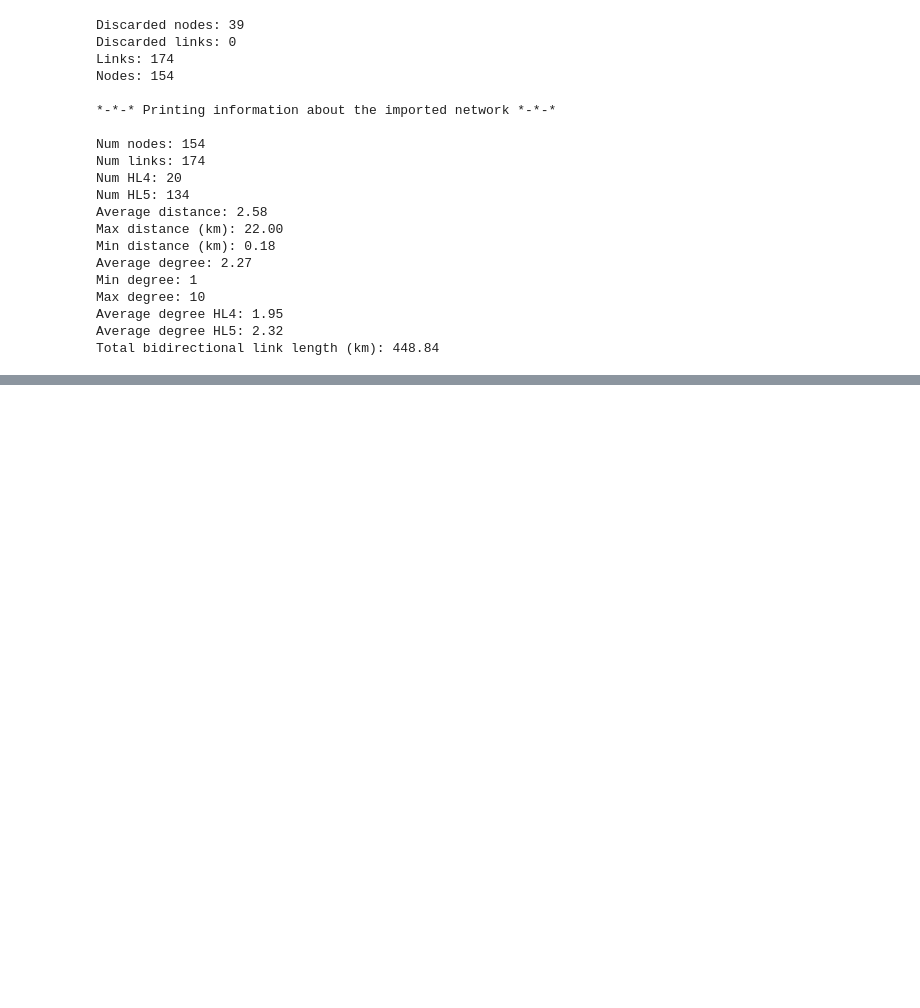
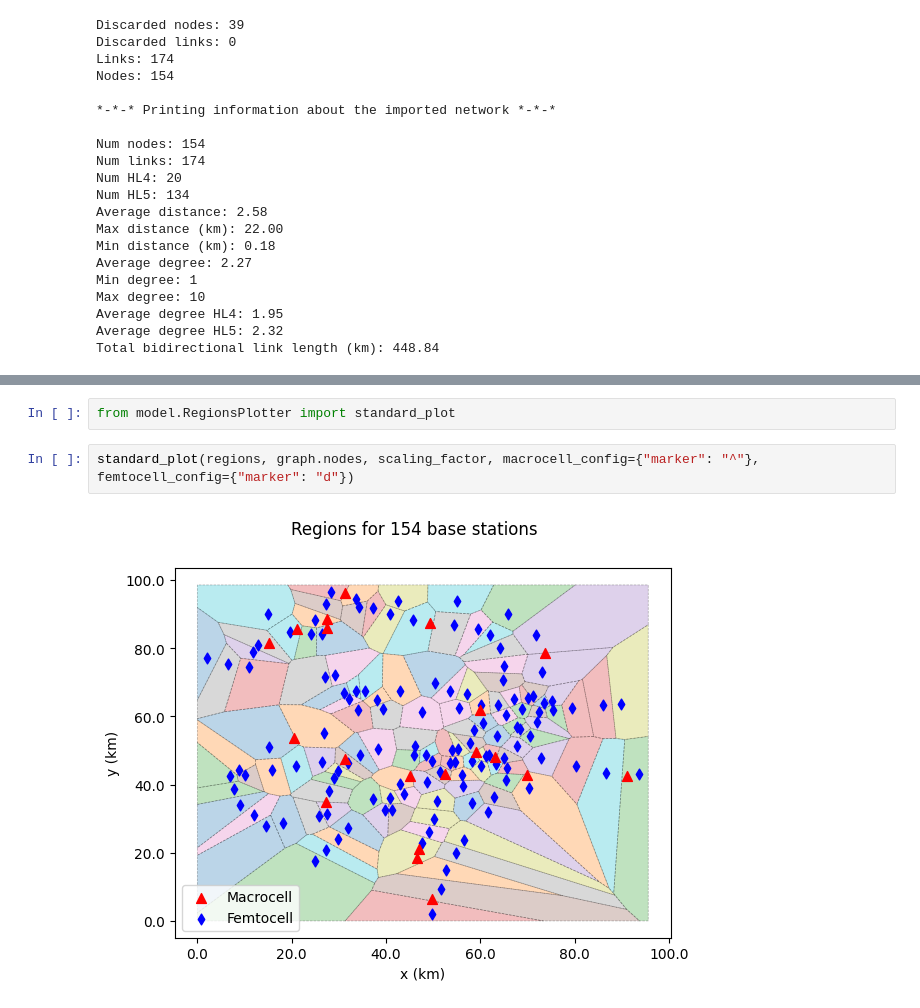
Before and after one commit to 6G-XTREME/PoF_Simulator, a Jupyter notebook: mocks/pruebas_mapa_cobertura/test_fine-tuned.ipynb, the cells around one changed output, grey strips where cells are left out. Cells and saved outputs as stored; diff of their text form; blank space fills up the shorter version.

```diff
--- a/mocks/pruebas_mapa_cobertura/test_fine-tuned.ipynb
+++ b/mocks/pruebas_mapa_cobertura/test_fine-tuned.ipynb
@@ -96,0 +100,6 @@ plt.show()
+# %%
+from model.RegionsPlotter import standard_plot
+# %%
+standard_plot(regions, graph.nodes, scaling_factor, macrocell_config={"marker": "^"}, femtocell_config={"marker": "d"})
+# %% [output]
+[figure, added]
```
Also changed, not shown: parts of 1 cell of this notebook, 3 other files.
